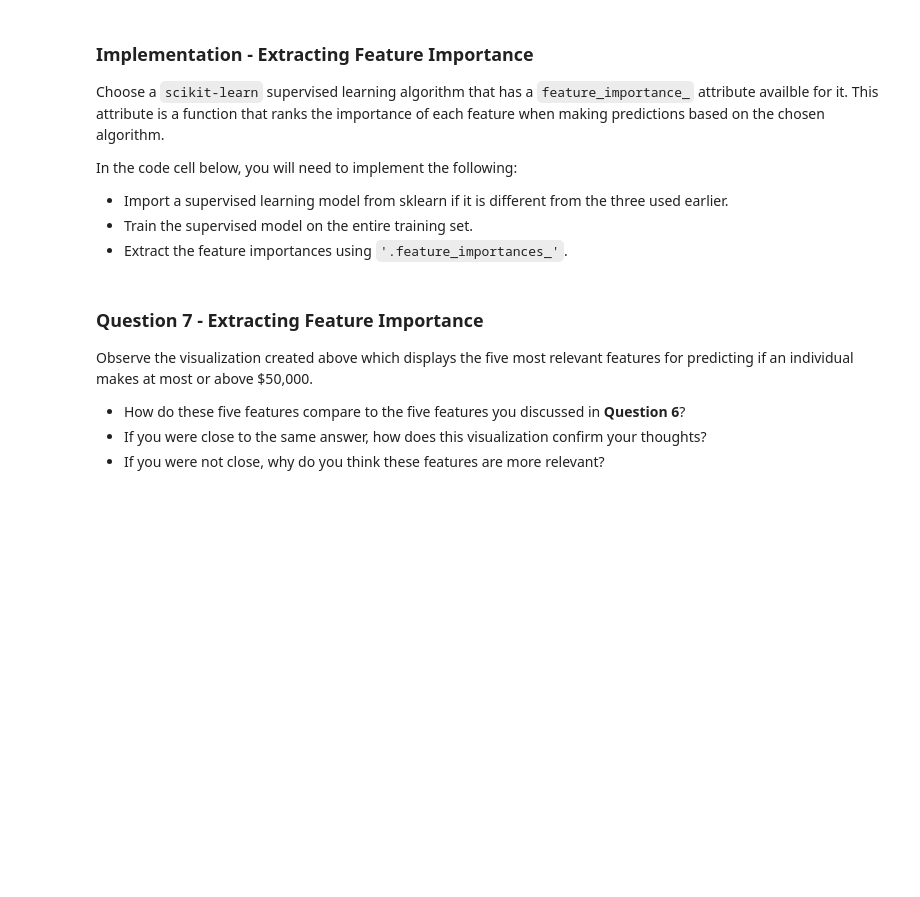
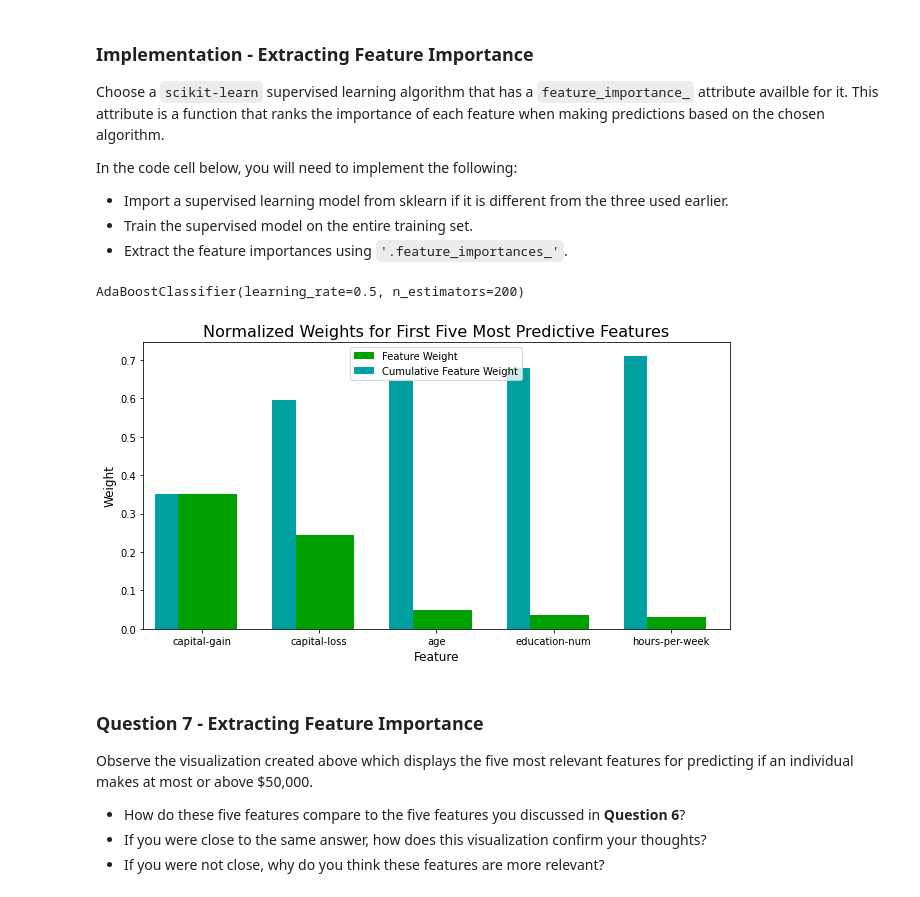
Before and after one commit to ahmed-gharib89/finding-donors-for-charity-ml, a Jupyter notebook: finding_donors.ipynb, the cells around one changed output. Drawn from its saved outputs; the diff is of its cells as text; code cells hidden in the pictures; blank space fills up the shorter version.

Commit message:
Feature importance

```diff
--- a/finding_donors.ipynb
+++ b/finding_donors.ipynb
@@ -507,18 +520,24 @@ In the code cell below, you will need to implement the following:
  - Import a supervised learning model from sklearn if it is different from the three used earlier.
  - Train the supervised model on the entire training set.
  - Extract the feature importances using `'.feature_importances_'`.
+# %%
+best_clf
+# %% [output]
+AdaBoostClassifier(learning_rate=0.5, n_estimators=200)
 # %%
-# TODO: Import a supervised learning model that has 'feature_importances_'
+# Import a supervised learning model that has 'feature_importances_'
 
 
-# TODO: Train the supervised model on the training set using .fit(X_train, y_train)
-model = None
+# Train the supervised model on the training set using .fit(X_train, y_train)
+model = AdaBoostClassifier(random_state=0, n_estimators=200, learning_rate=0.5).fit(X_train, y_train)
 
-# TODO: Extract the feature importances using .feature_importances_
-importances = None
+# Extract the feature importances using .feature_importances_
+importances = model.feature_importances_
 
 # Plot
 vs.feature_plot(importances, X_train, y_train)
+# %% [output]
+[figure, added]
 # %% [markdown]
 ### Question 7 - Extracting Feature Importance
 
```
Also changed, not shown: parts of 3 cells of this notebook.
